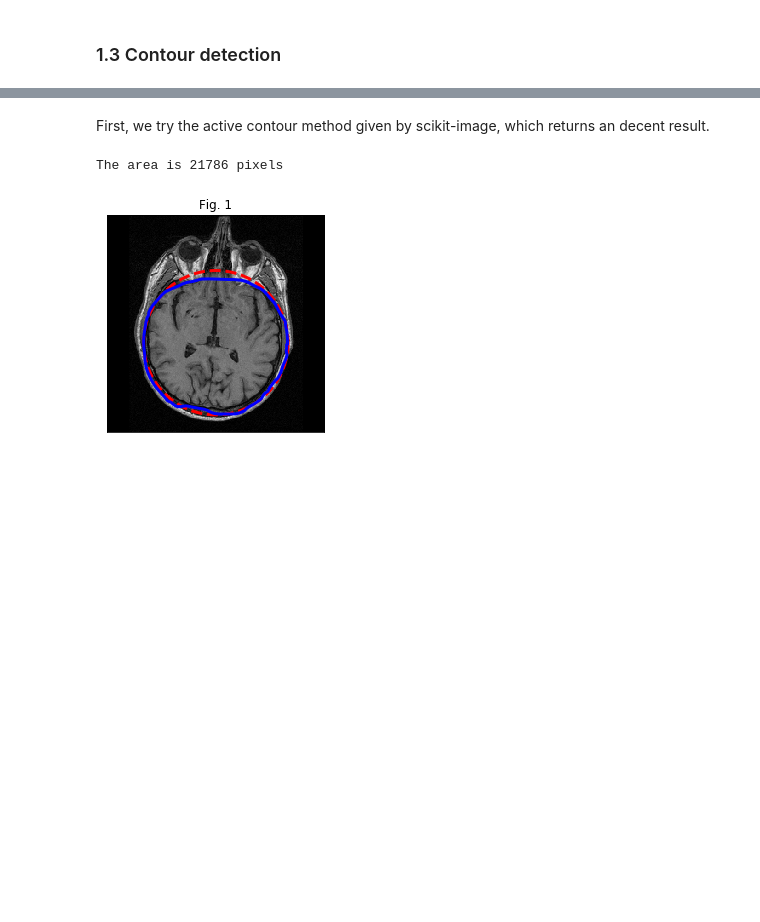
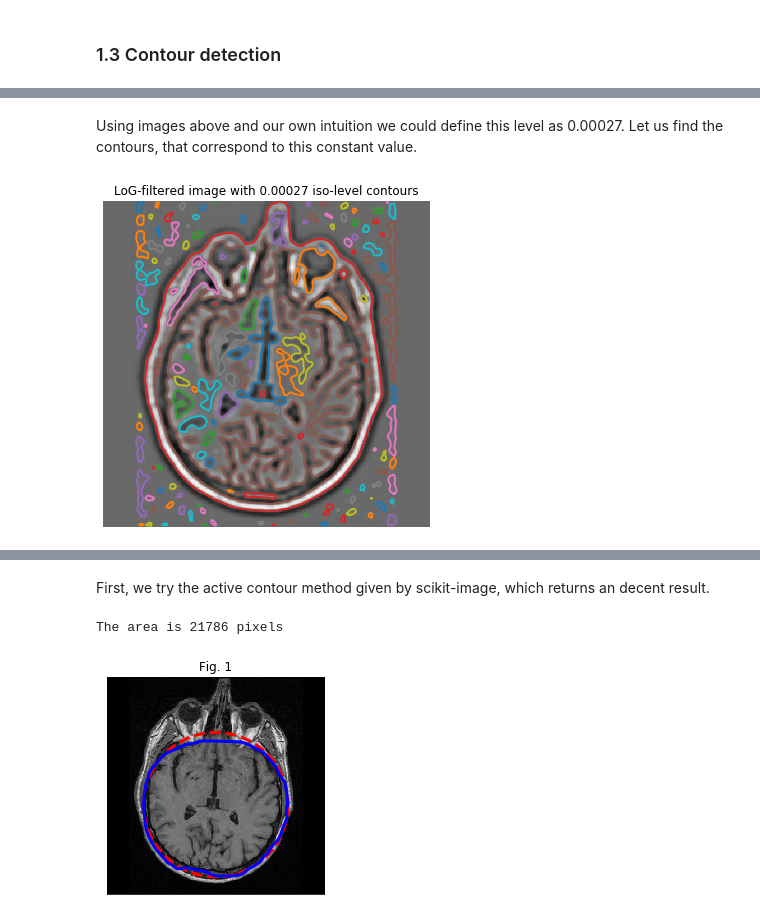
Before and after one commit to oganesManasian/Image-analysis-and-pattern-recognition, a Jupyter notebook: labs/lab_01_segmentation.ipynb, the cells around one changed output, grey strips where cells are left out. Cells and saved outputs as stored; diff of their text form; code cells hidden in the pictures; blank space fills up the shorter version.

```diff
--- a/labs/lab_01_segmentation.ipynb
+++ b/labs/lab_01_segmentation.ipynb
@@ -281,0 +318,17 @@ The size of the brain is: 15299 pixels
+# %% [markdown]
+Using images above and our own intuition we could define this level as 0.00027. Let us find the contours, that correspond to this constant value.
+# %%
+isolevel=0.00027
+
+# Get contours
+contours = find_contours(brain_im_LoG, level=isolevel)
+
+# Plot the contours on the LoG-filtered image
+fig, ax = plt.subplots(figsize=(6, 6))
+ax.imshow(brain_im_LoG, cmap='gray')
+for n, contour in enumerate(contours):
+    ax.plot(contour[:, 1], contour[:, 0], linewidth=2)
+ax.set_title("LoG-filtered image with {} iso-level contours".format(isolevel));
+ax.axis('off');
+# %% [output]
+[figure, added]
```
Also changed, not shown: parts of 28 cells of this notebook.
